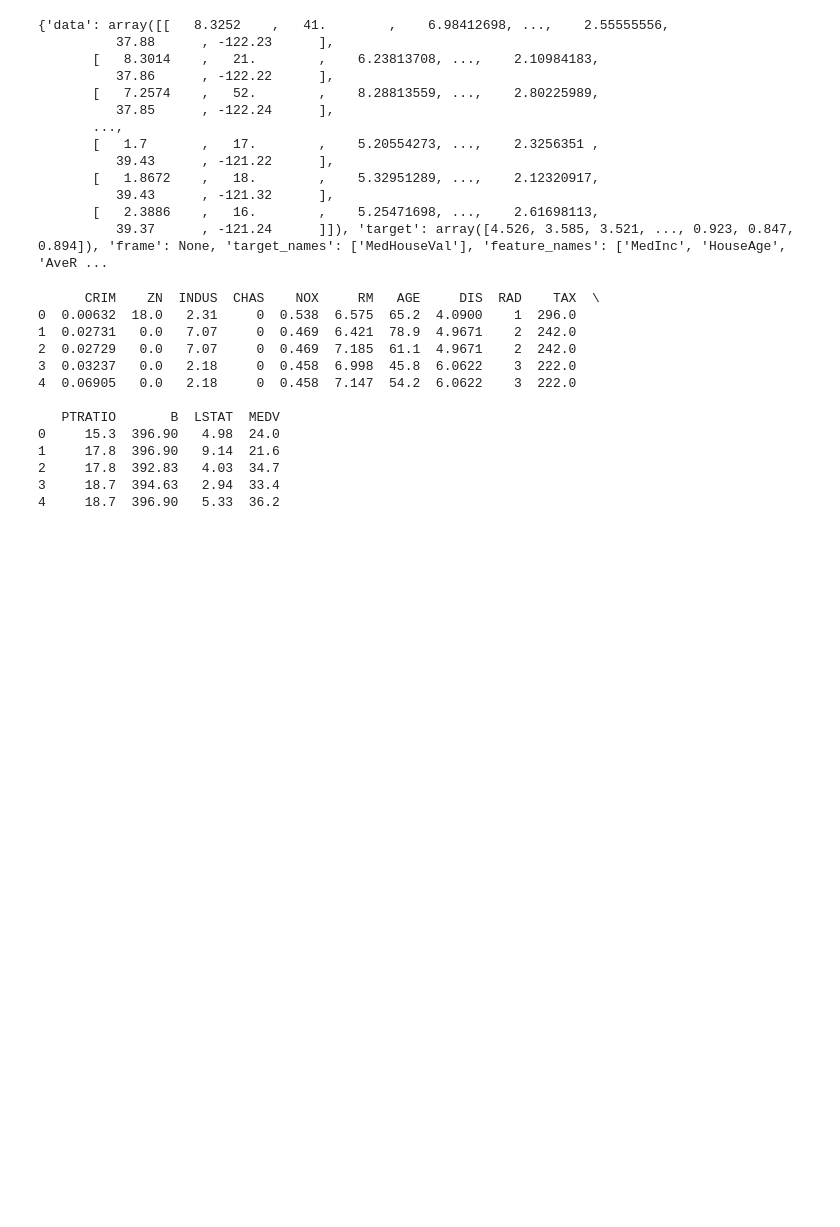
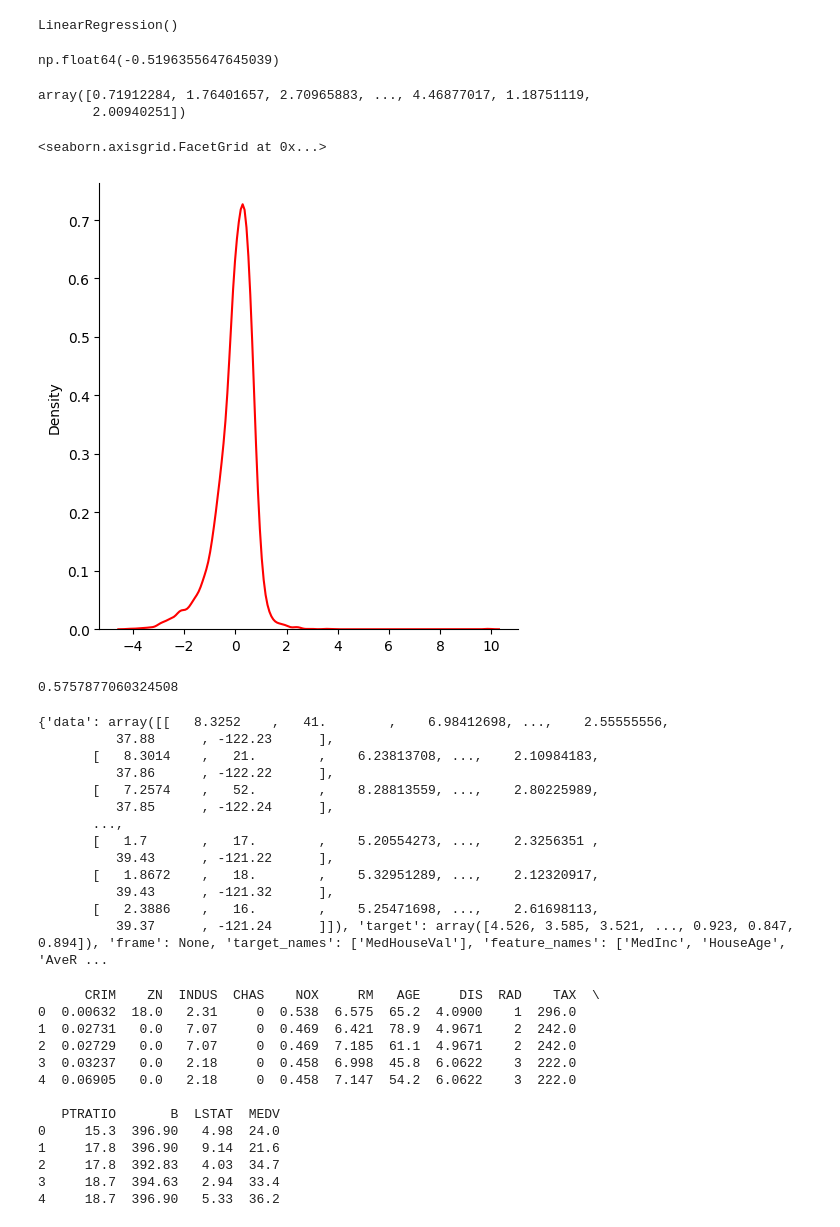
Before and after one commit to harshitrana672/MLDeep, a Jupyter notebook: linearregression.ipynb, the cells around one changed output. Saved outputs shown, nothing was run; the diff lists cells and outputs as text; code cells hidden in the pictures; blank space fills up the shorter version.

Commit message:
training with linear

```diff
--- a/linearregression.ipynb
+++ b/linearregression.ipynb
@@ -15,0 +61,4 @@ housing = fetch_california_housing()
+# %%
+X_train=scaler.fit_transform(X_train)
+# %%
+X_test=scaler.transform(X_test)
@@ -15,0 +69,5 @@ housing = fetch_california_housing()
+# %%
+regression= LinearRegression()
+regression.fit(X_train, Y_train)
+# %% [output]
+LinearRegression()
@@ -15,0 +76,12 @@ housing = fetch_california_housing()
+# %%
+np.mean(mse)
+# %% [output]
+np.float64(-0.5196355647645039)
+# %%
+##predicting the model
+reg_predict=regression.predict(X_test)
+# %%
+reg_predict
+# %% [output]
+array([0.71912284, 1.76401657, 2.70965883, ..., 4.46877017, 1.18751119,
+       2.00940251])
@@ -16,3 +90,13 @@ housing = fetch_california_housing()
+# %%
+sns.displot(reg_predict - Y_test,kind="kde", color="red")
+# %% [output]
+<seaborn.axisgrid.FacetGrid at 0x...>
+[figure, added]
+# %%
+from sklearn.metrics import r2_score
+r2_score(Y_test, reg_predict)
+# %% [output]
+0.5757877060324508
 # %%
 print(housing)
 # %% [output]
```
Also changed, not shown: parts of 13 cells of this notebook.
